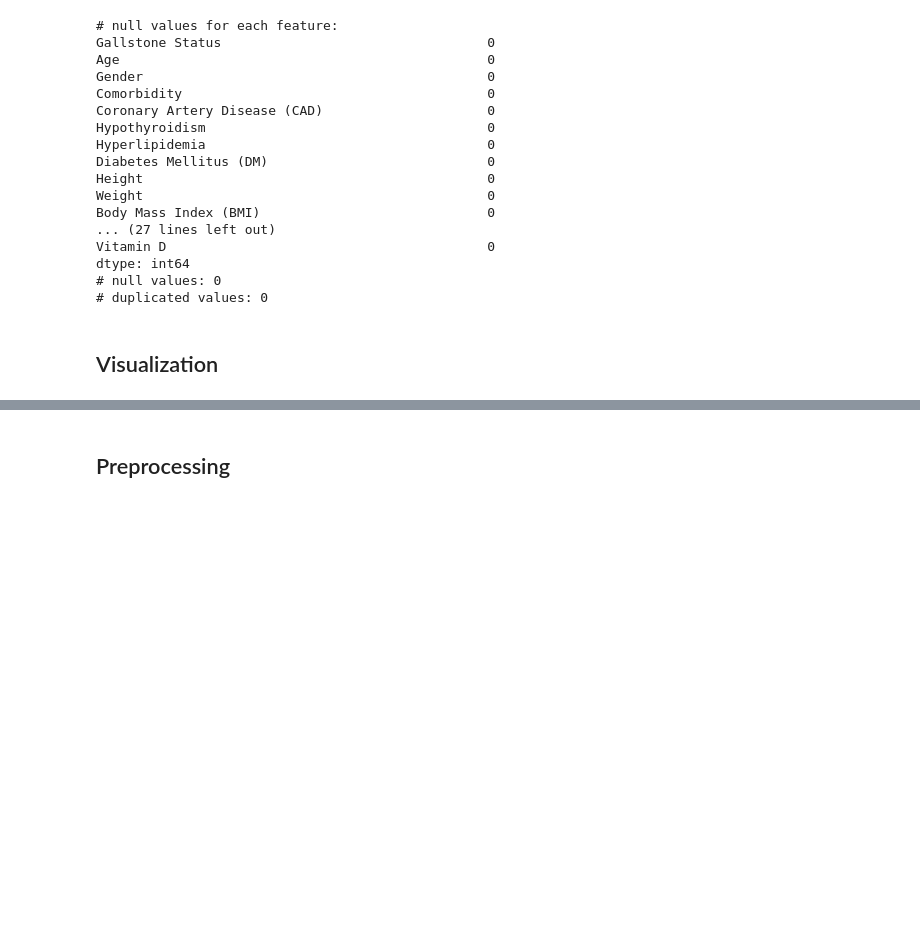
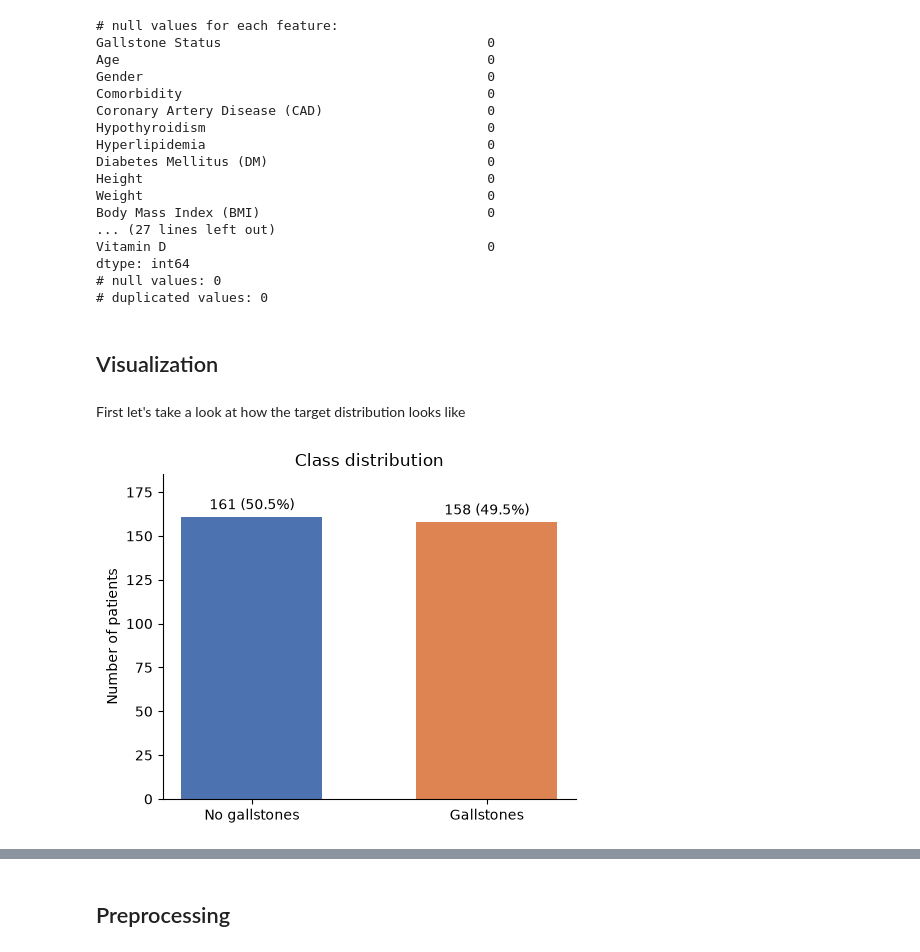
Before and after one commit to MatteoSoldini/DAT540_project, a Jupyter notebook: 1_data_exploration.ipynb, the cells around one changed output, grey strips where cells are left out. Cells and saved outputs as stored; diff of their text form; code cells hidden in the pictures; blank space fills up the shorter version.

Commit message:
Add images & cleaning

```diff
--- a/1_data_exploration.ipynb
+++ b/1_data_exploration.ipynb
@@ -87,0 +79,22 @@ print(f"Number of people without gallstones: {len(X) - gallstone_counts}")
+# %% [markdown]
+First let's take a look at how the target distribution looks like
+# %%
+counts = y.value_counts().sort_index()
+
+names = {0: "No gallstones", 1: "Gallstones"}
+
+fig, ax = plt.subplots(figsize=(5, 4))
+bars = ax.bar([names[i] for i in counts.index], counts.values,
+              color=["#4C72B0", "#DD8452"], width=0.6)
+
+ax.bar_label(bars, labels=[f"{v} ({v / counts.sum():.1%})" for v in counts.values],
+             padding=3)
+ax.set_ylabel("Number of patients")
+ax.set_title("Class distribution")
+ax.set_ylim(0, counts.max() * 1.15)          # room for the labels above the bars
+ax.spines[["top", "right"]].set_visible(False)
+
+plt.tight_layout()
+plt.show()
+# %% [output]
+[figure, added]
```
Also changed, not shown: parts of 15 cells of this notebook, 1 other file.
